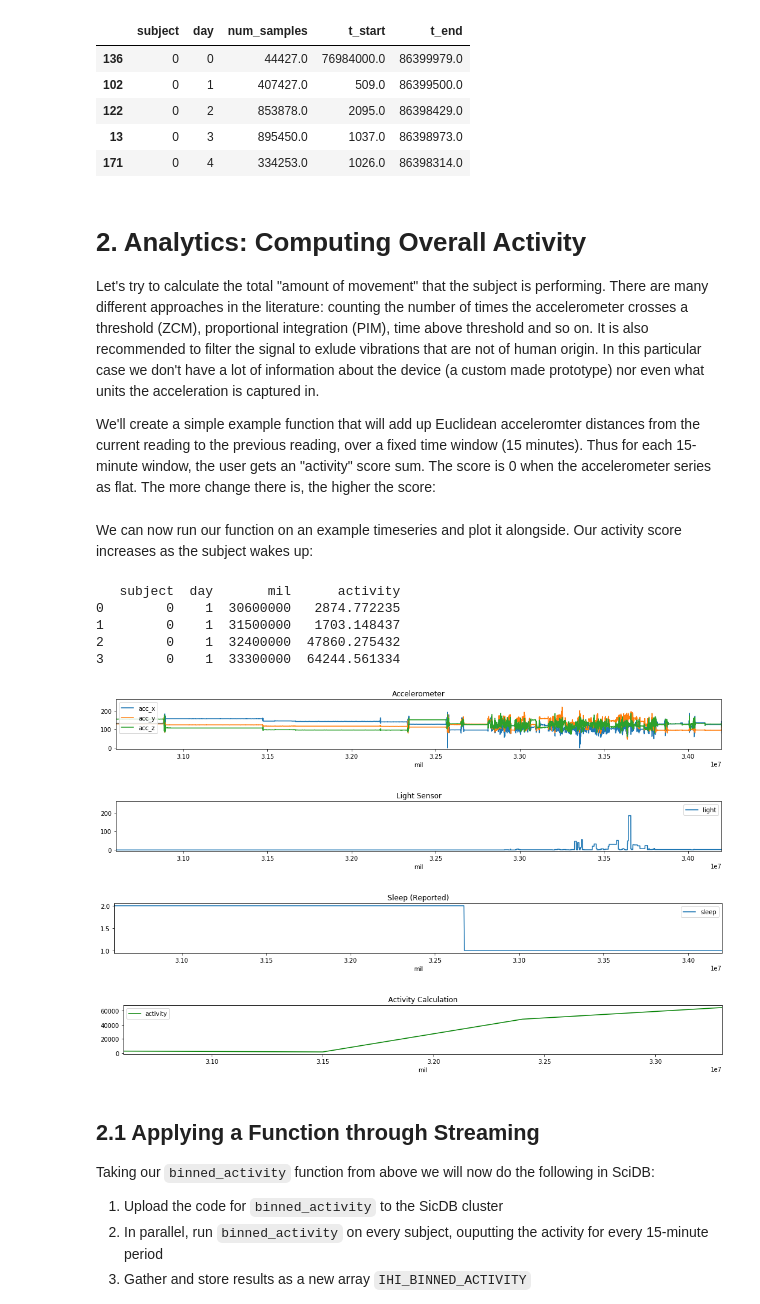
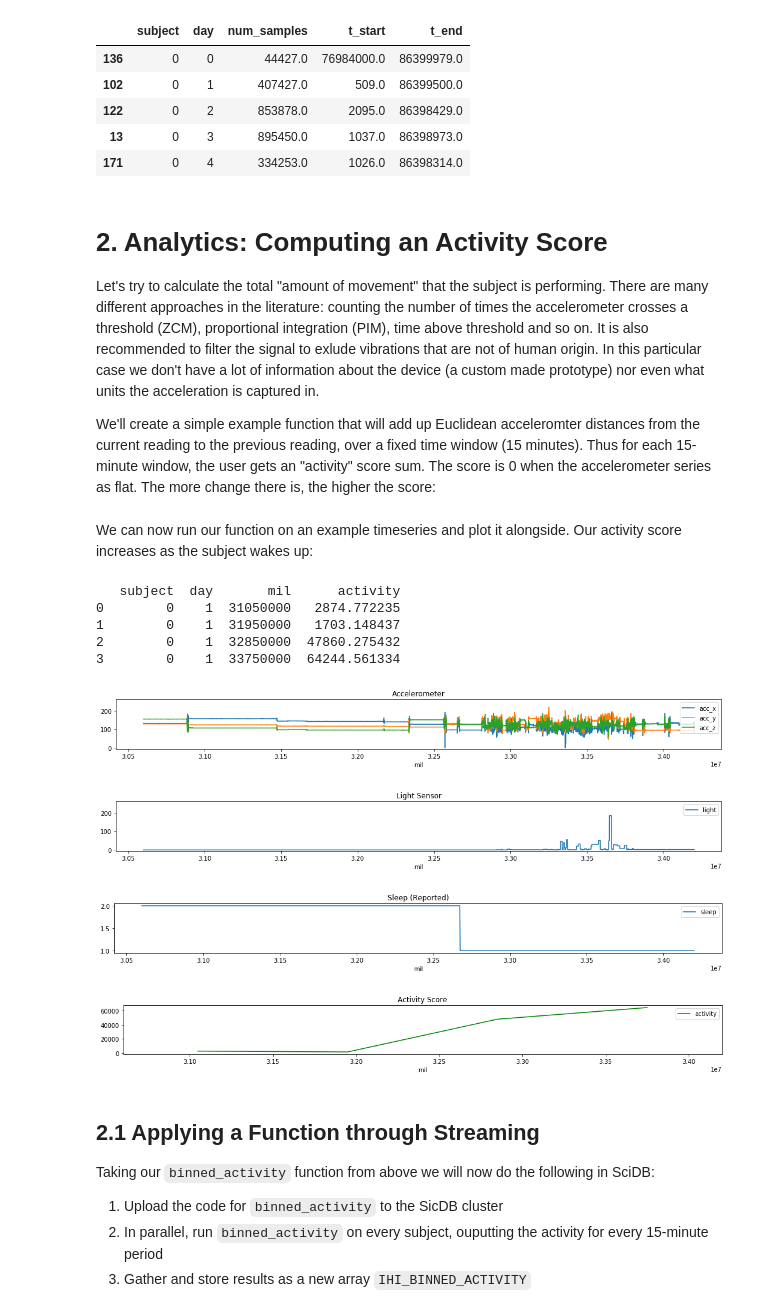
Before and after one commit to Paradigm4/wearable_prototypes, a Jupyter notebook: sleep.ipynb, the cells around one changed output. Saved outputs shown, nothing was run; the diff lists cells and outputs as text; code cells hidden in the pictures.

```diff
--- a/sleep.ipynb
+++ b/sleep.ipynb
@@ -69,7 +70,7 @@ def get_series(subject, day, t_start, t_end):
         t_end = time_to_millis(t_end)
     query = db.filter(db.arrays.IHI_DATA, "subject = {} and day = {} and mil>={} and mil <={}".format(
             subject, day, t_start, t_end))
-    return q(query)
+    return query[:]
 
 d = get_series(subject=0, day=1, t_start = time(8,30,0), t_end=time(9,30,0))
 d.head()
@@ -135,7 +136,7 @@ daily_summary.sort_values(by=['subject','day']).head()
 | 13 | 0 | 3 | 895450.0 | 1037.0 | 86398973.0 |
 | 171 | 0 | 4 | 334253.0 | 1026.0 | 86398314.0 |
 # %% [markdown]
-# 2. Analytics: Computing Overall Activity
+# 2. Analytics: Computing an Activity Score
 
 Let's try to calculate the total "amount of movement" that the subject is performing. There are many different approaches in the literature: counting the number of times the accelerometer crosses a threshold (ZCM), proportional integration (PIM), time above threshold and so on. It is also recommended to filter the signal to exlude vibrations that are not of human origin. In this particular case we don't have a lot of information about the device (a custom made prototype) nor even what units the acceleration is captured in.
 
@@ -153,7 +154,7 @@ def binned_activity(d):
                      pow(dm['acc_z'] - dm['acc_z_0'], 2), 0.5)
     dm['bin'] = (dm['mil'] / (bin_millis)).astype(long)
     dmm = dm.groupby(['bin'], as_index=False)[['activity']].sum()
-    dmm['mil'] = dmm['bin'] * bin_millis
+    dmm['mil'] = dmm['bin'] * bin_millis + (bin_millis/2)
     dmm['subject'] = d['subject'][0]
     dmm['day'] = d['day'][0]
     dmm = dmm[['subject', 'day', 'mil', 'activity']]
@@ -163,20 +164,21 @@ We can now run our function on an example timeseries and plot it alongside. Our
 # %%
 d = get_series(subject=0, day=1, t_start = time(8,30,0), t_end=time(9,30,0))
 dm = binned_activity(d)
 print(dm)
 plot_series(d)
-dm[['mil','activity']].plot(x='mil', color='green', title = "Activity Calculation")
+dm[['mil','activity']].plot(x='mil', color='green', title = "Activity Score",
+                           xlim=(min(d['mil']), max(d['mil'])  ))
 plt.show(block=True)
 # %% [output]
    subject  day       mil      activity
-0        0    1  30600000   2874.772235
-1        0    1  31500000   1703.148437
-2        0    1  32400000  47860.275432
-3        0    1  33300000  64244.561334
+0        0    1  31050000   2874.772235
+1        0    1  31950000   1703.148437
+2        0    1  32850000  47860.275432
+3        0    1  33750000  64244.561334
-[figure, old version]
+[figure, new version]
-[figure, old version]
+[figure, new version]
-[figure, old version]
+[figure, new version]
-[figure, old version]
+[figure, new version]
 # %% [markdown]
 ## 2.1 Applying a Function through Streaming
 
```
Also changed, not shown: parts of 24 cells of this notebook.
